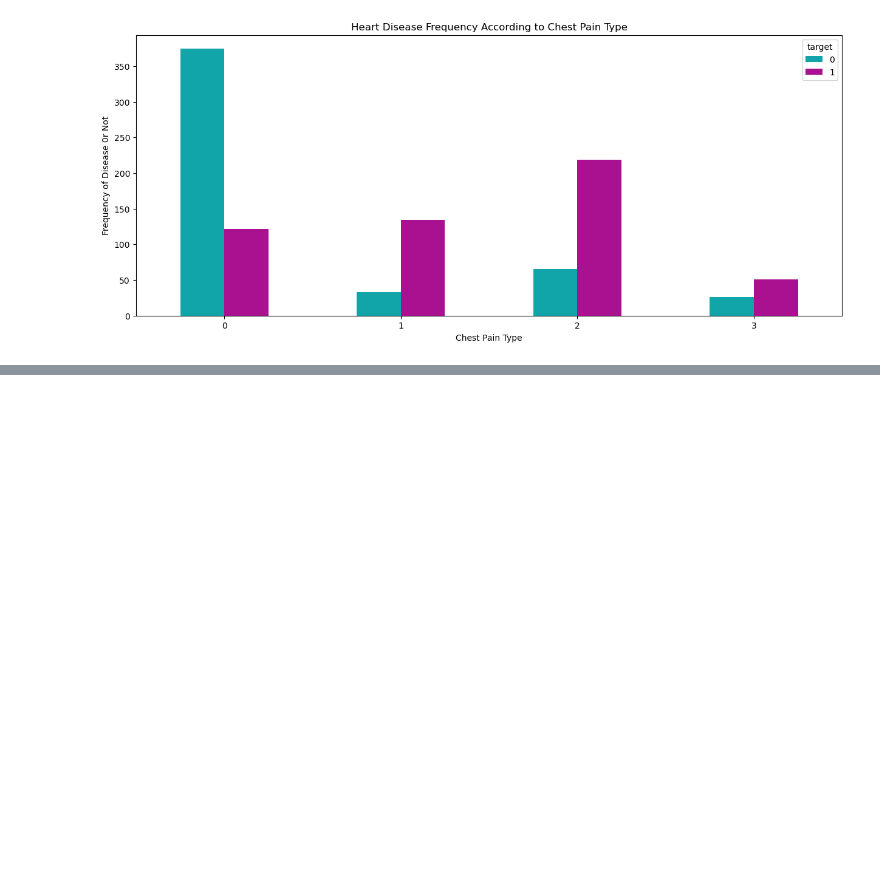
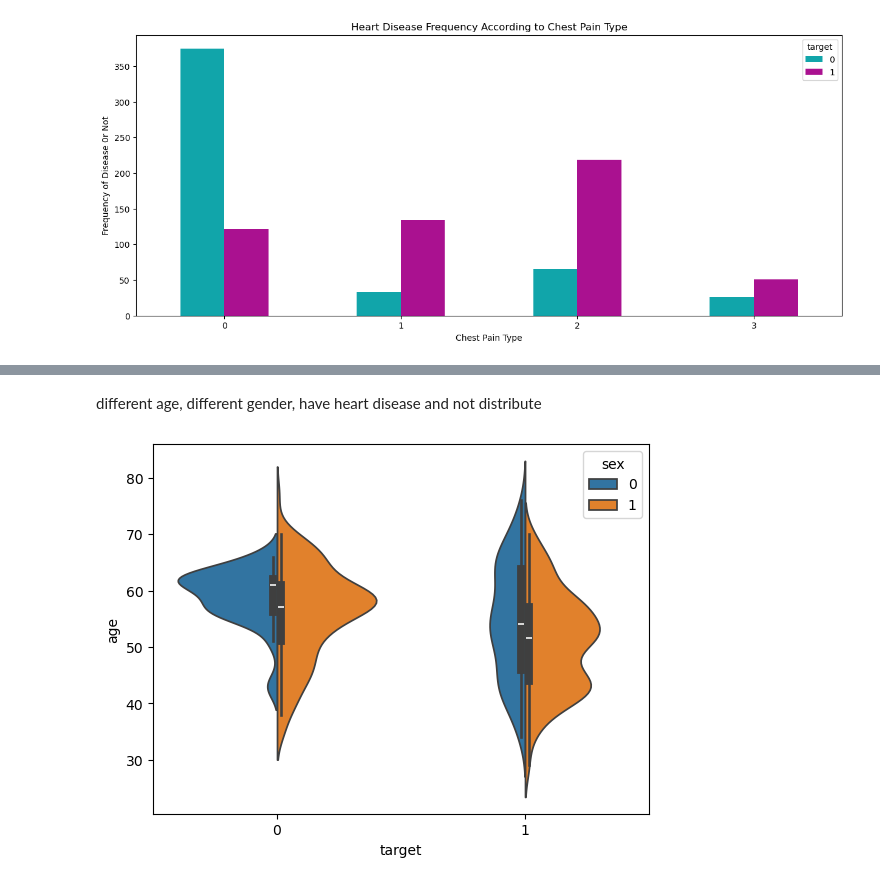
Before and after one commit to ZhaoXu-EE/Heart-Disease-Dataset, a Jupyter notebook: 1_dataSimpleAnalysisVisualization.ipynb, the cells around one changed output, grey strips where cells are left out. Saved outputs shown, nothing was run; the diff lists cells and outputs as text; code cells hidden in the pictures; blank space fills up the shorter version.

```diff
--- a/Untitled.ipynb
+++ b/1_dataSimpleAnalysisVisualization.ipynb
@@ -164,0 +177,7 @@ plt.show()
+# %% [markdown]
+different age, different gender, have heart disease and not distribute
+# %%
+sns.violinplot(x='target', y='age', hue='sex', data=df, split=True)
+plt.show()
+# %% [output]
+[figure, added]
```
Also changed, not shown: parts of 4 cells of this notebook, 2 other files.
